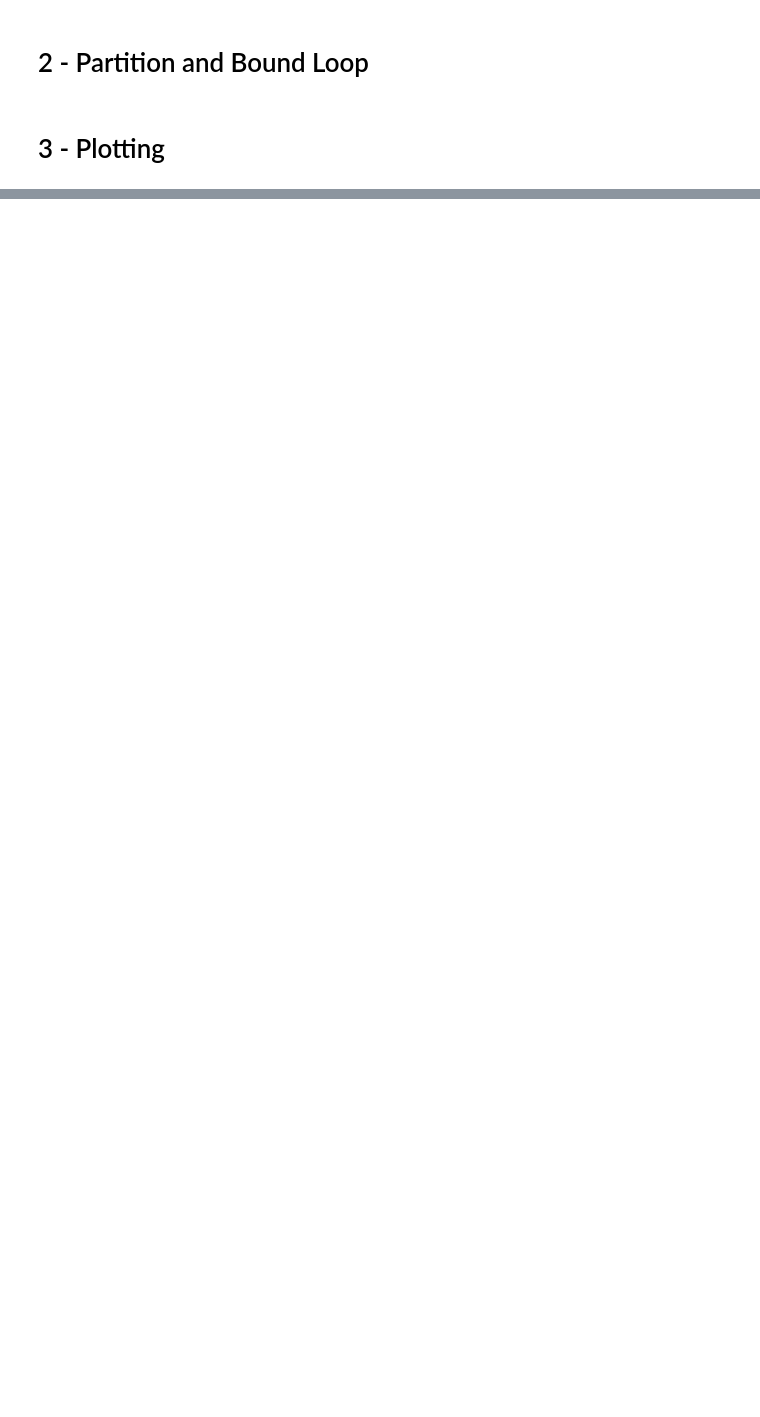
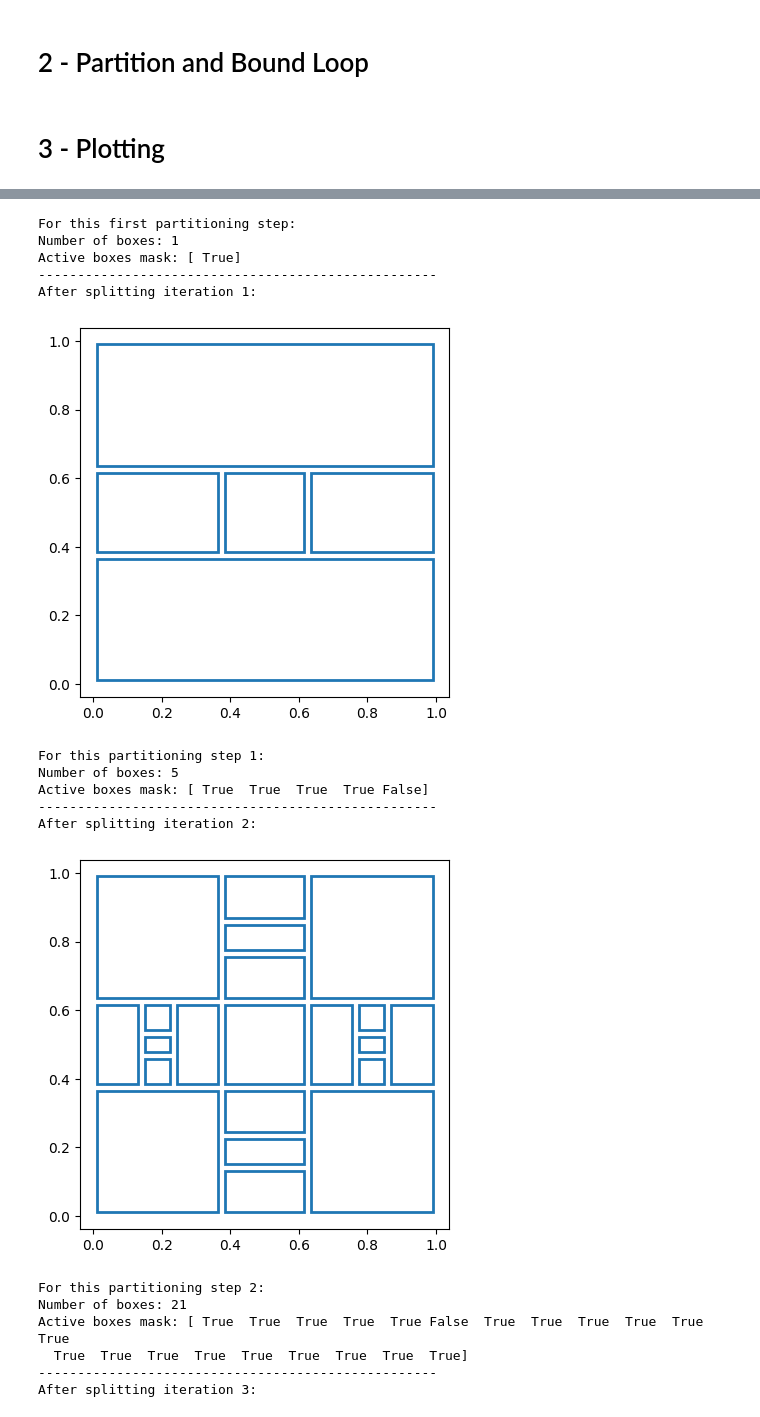
Before and after one commit to juanesfco/tamubo, a Jupyter notebook: development/test_cupynumeric.ipynb, the cells around one changed output, grey strips where cells are left out. Drawn from its saved outputs; the diff is of its cells as text; code cells hidden in the pictures; blank space fills up the shorter version.

```diff
--- a/development/test_cupynumeric.ipynb
+++ b/development/test_cupynumeric.ipynb
@@ -137,15 +157,15 @@ for _ in range(3):
 # %% [markdown]
 # 3 - Plotting
 # %%
-def plot_rectangles(L, R, pad=0.01):
-    L = np.asarray(L)
-    R = np.asarray(R)
-    assert L.shape == R.shape and L.shape[1] == 2
+def plot_rectangles(bounds_L, bounds_U, pad=0.01):
+    bounds_L = np.asarray(bounds_L)
+    bounds_U = np.asarray(bounds_U)
+    assert bounds_L.shape == bounds_U.shape and bounds_L.shape[1] == 2
 
-    widths = R[:, 0] - L[:, 0]
-    heights = R[:, 1] - L[:, 1]
+    widths = bounds_U[:, 0] - bounds_L[:, 0]
+    heights = bounds_U[:, 1] - bounds_L[:, 1]
 
-    inset_ll = L + pad
+    inset_ll = bounds_L + pad
     inset_w = np.maximum(widths - 2 * pad, 0)
     inset_h = np.maximum(heights - 2 * pad, 0)
 
@@ -168,0 +181,38 @@ plot_rectangles(Ls[2],Rs[2])
+# %%
+bounds_L = cp.array([[0.0, 0.0]])
+bounds_U = cp.array([[1.0, 1.0]])
+
+w = bounds_U[0] - bounds_L[0]
+d = bounds_L.shape[1]
+
+print("Starting splitting test with intial box with bounds:", bounds_L, bounds_U)
+print("Initial box width:", w)
+print("Dimension:", d)
+plot_rectangles(bounds_L, bounds_U)
+
+n = bounds_L.shape[0]
+active_boxes_mask = cp.array([True]*n)
+
+print("For this first partitioning step:")
+print("Number of boxes:", n)
+print("Active boxes mask:", active_boxes_mask)
+
+# Create a loop to do several splits
+for split_iter in range(8):
+    bounds_L, bounds_U = split_boxes(bounds_L, bounds_U, active_boxes_mask, w, n, d)
+
+    print("---------------------------------------------------")
+    print(f"After splitting iteration {split_iter+1}:")
+    plot_rectangles(bounds_L, bounds_U)
+
+    n = bounds_L.shape[0]
+    active_boxes_mask = cp.array([True]*n)
+    # Deactivate random boxes for testing
+    cp.random.seed(split_iter)
+    deactivate_indices = cp.random.choice(n, size=1, replace=False)
+    active_boxes_mask[deactivate_indices] = False
+
+    print(f"For this partitioning step {split_iter+1}:")
+    print("Number of boxes:", n)
+    print("Active boxes mask:", active_boxes_mask)
+# %% [output]
@@ -168,0 +223,18 @@ plot_rectangles(Ls[2],Rs[2])
+For this first partitioning step:
+Number of boxes: 1
+Active boxes mask: [ True]
+---------------------------------------------------
+After splitting iteration 1:
+[figure, added]
+For this partitioning step 1:
+Number of boxes: 5
+Active boxes mask: [ True  True  True  True False]
+---------------------------------------------------
+After splitting iteration 2:
+[figure, added]
+For this partitioning step 2:
+Number of boxes: 21
+Active boxes mask: [ True  True  True  True  True False  True  True  True  True  True  True
+  True  True  True  True  True  True  True  True  True]
+---------------------------------------------------
+After splitting iteration 3:
```
Also changed, not shown: parts of 7 cells of this notebook, 10 other files.
